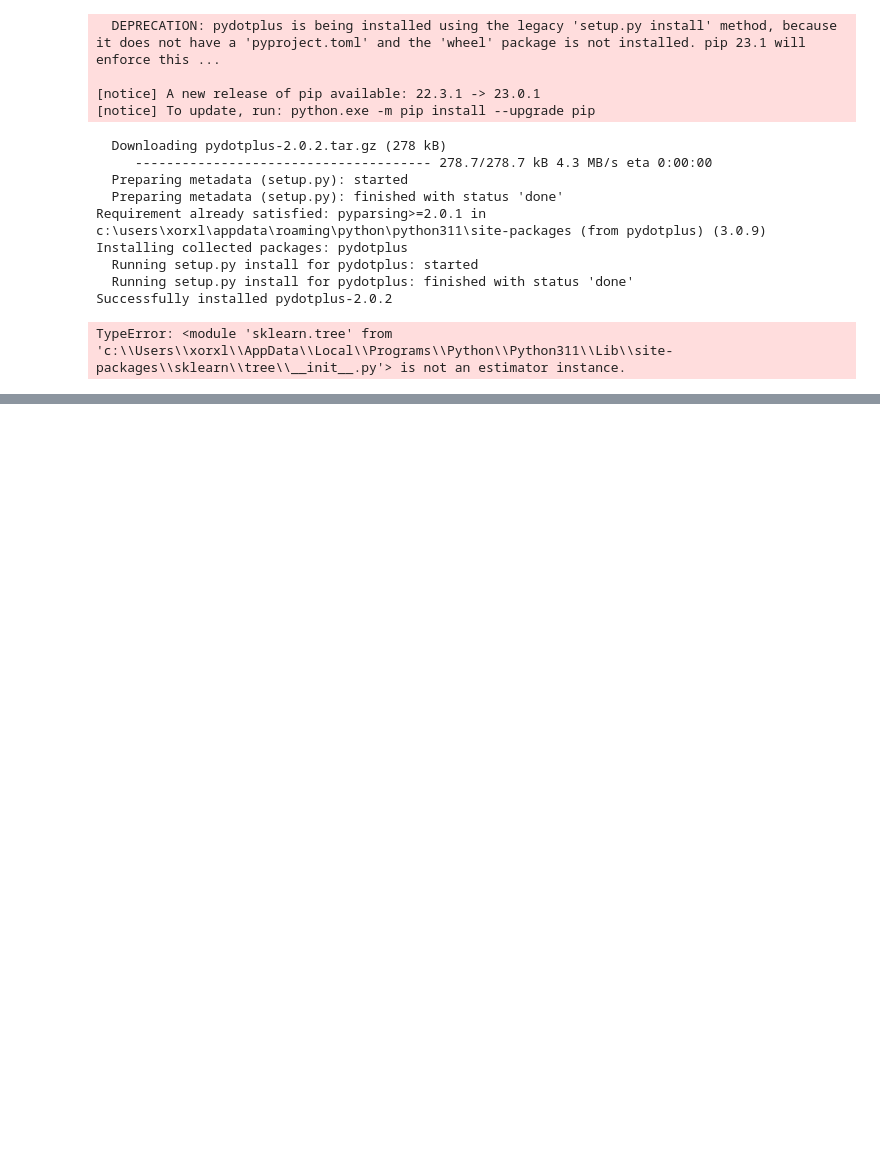
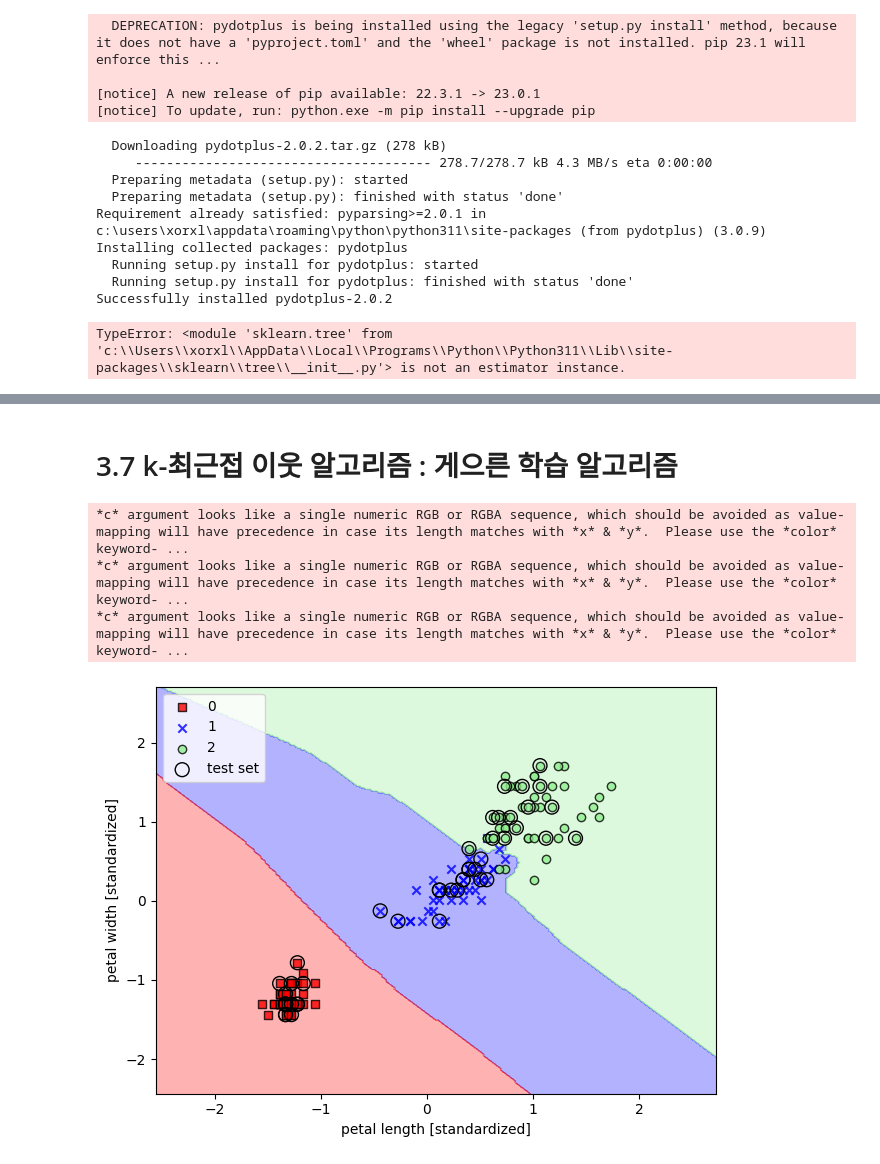
Before and after one commit to ahn1234/ML-Textbook, a Jupyter notebook: 3장/3-2사이킷런 첫걸음_퍼셉트론 훈련.ipynb, the cells around one changed output, grey strips where cells are left out. Drawn from its saved outputs; the diff is of its cells as text; code cells hidden in the pictures; blank space fills up the shorter version.

```diff
--- a/3장/3-2사이킷런 첫걸음_퍼셉트론 훈련.ipynb
+++ b/3장/3-2사이킷런 첫걸음_퍼셉트론 훈련.ipynb
@@ -436,0 +452,17 @@ TypeError: <module 'sklearn.tree' from 'c:\\Users\\xorxl\\AppData\\Local\\Progra
+# %% [markdown]
+# 3.7 k-최근접 이웃 알고리즘 : 게으른 학습 알고리즘
+# %%
+from sklearn.neighbors import KNeighborsClassifier
+knn = KNeighborsClassifier(n_neighbors=5, p=2, metric='minkowski')
+knn.fit(X_train_std, y_train)
+plot_decision_regions(X_combined_std, y_combined, classifier=knn, test_idx=range(105, 150))
+plt.xlabel('petal length [standardized]')
+plt.ylabel('petal width [standardized]')
+plt.legend(loc='upper left')
+plt.tight_layout()
+plt.show()
+# %% [output]
+*c* argument looks like a single numeric RGB or RGBA sequence, which should be avoided as value-mapping will have precedence in case its length matches with *x* & *y*.  Please use the *color* keyword- ...
+*c* argument looks like a single numeric RGB or RGBA sequence, which should be avoided as value-mapping will have precedence in case its length matches with *x* & *y*.  Please use the *color* keyword- ...
+*c* argument looks like a single numeric RGB or RGBA sequence, which should be avoided as value-mapping will have precedence in case its length matches with *x* & *y*.  Please use the *color* keyword- ...
+[figure, added]
```
Also changed, not shown: parts of 1 cell of this notebook, 2 other files.
